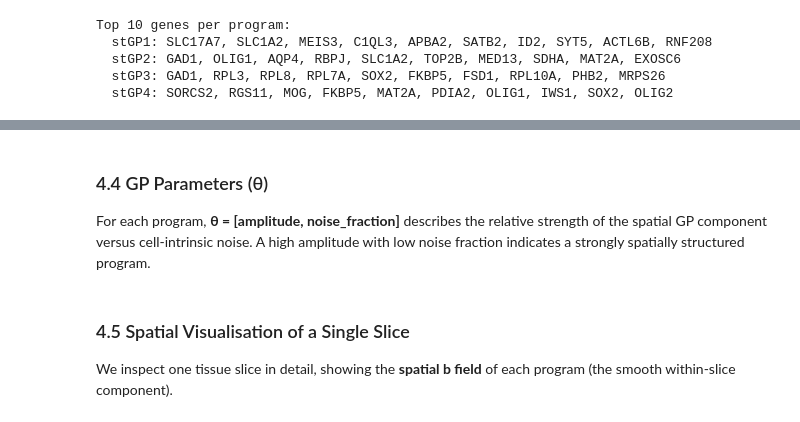
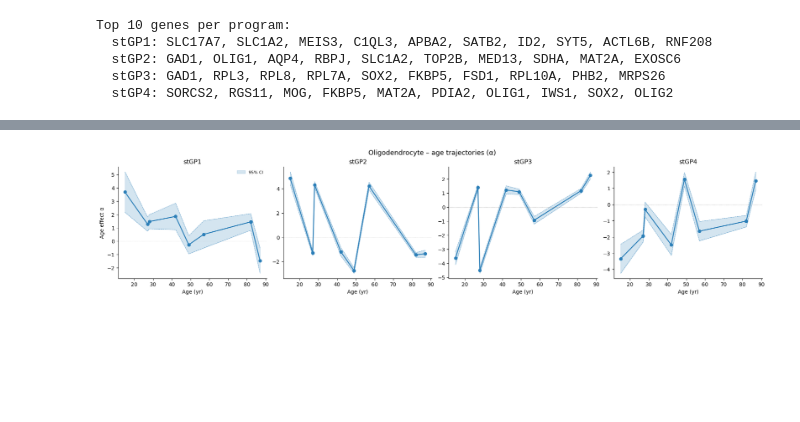
Before and after one commit to YangLabHKUST/stGP, a Jupyter notebook: RealData_HumanBrainMERFISH/HumanBrain_oli.ipynb, the cells around one changed output, grey strips where cells are left out. Drawn from its saved outputs; the diff is of its cells as text; code cells hidden in the pictures; blank space fills up the shorter version.

```diff
--- a/RealData_HumanBrainMERFISH/HumanBrain_oli.ipynb
+++ b/RealData_HumanBrainMERFISH/HumanBrain_oli.ipynb
@@ -287,35 +247,29 @@ The shaded band shows the 95% posterior credible interval.
 # %%
-from plots import plot_alpha_over_age
-
 stgp_info   = adata.uns["stgp"]
 ages_slices = np.array(stgp_info["ages"])
 alpha       = np.array(stgp_info["alpha"])        # (p, n_slices)
 alpha_lower = np.array(stgp_info["alpha_lower"])
 alpha_upper = np.array(stgp_info["alpha_upper"])
 
 fig, axes = plt.subplots(1, p_sel, figsize=(4.5 * p_sel, 4), constrained_layout=True)
 for j, ax in enumerate(np.atleast_1d(axes)):
     order = np.argsort(ages_slices)
     a, lo, hi = alpha[j][order], alpha_lower[j][order], alpha_upper[j][order]
     t = ages_slices[order]
     ax.fill_between(t, lo, hi, alpha=0.2, color="#2C7FB8", label="95% CI")
     ax.plot(t, lo, lw=0.8, ls="--", color="#2C7FB8", alpha=0.5)
     ax.plot(t, hi, lw=0.8, ls="--", color="#2C7FB8", alpha=0.5)
     ax.plot(t, a,  lw=1.8, color="#2C7FB8")
     ax.scatter(t, a, s=32, color="#2C7FB8", zorder=3)
     ax.axhline(0, color="0.6", lw=0.7, ls=":")
     ax.set_title(f"stGP{j+1}", fontsize=12)
     ax.set_xlabel("Age (yr)"); ax.set_ylabel("Age effect α" if j == 0 else "")
     ax.spines[["top", "right"]].set_visible(False)
     if j == 0:
         ax.legend(fontsize=8, frameon=False)
 
-fig.suptitle("Oligodendrocyte – age trajectories (α)", fontsize=13)
-#plt.savefig(FIGURES_DIR / "alpha_trajectories.png", dpi=200, bbox_inches="tight")
+fig.suptitle("Oligodendrocyte – temporal trajectories (α)", fontsize=13)
+plt.savefig(FIGURES_DIR / "alpha_trajectories.png", dpi=200, bbox_inches="tight")
 plt.show()
+# %% [output]
+[figure, added]
-# %% [markdown]
-### 4.4 GP Parameters (θ)
-
-For each program, **θ = [amplitude, noise_fraction]** describes the relative strength of
-the spatial GP component versus cell-intrinsic noise.
-A high amplitude with low noise fraction indicates a strongly spatially structured program.
@@ -339,8 +276,3 @@ plt.show()
-# %% [markdown]
-### 4.5 Spatial Visualisation of a Single Slice
-
-We inspect one tissue slice in detail, showing the **spatial b field** of each program
-(the smooth within-slice component).
 # %%
 # Pick a mid-age slice
 slice_ages = [(adata.obs.loc[adata.obs["id_region"] == sid, "age"].iloc[0], sid)
```
Also changed, not shown: parts of 18 cells of this notebook, 8 other files.
